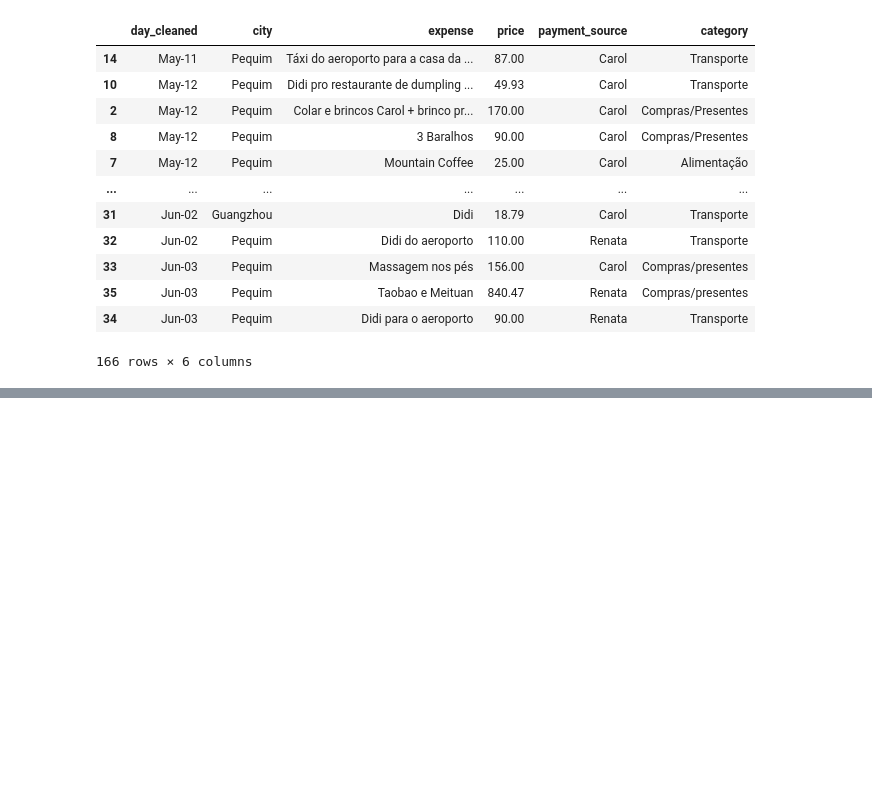
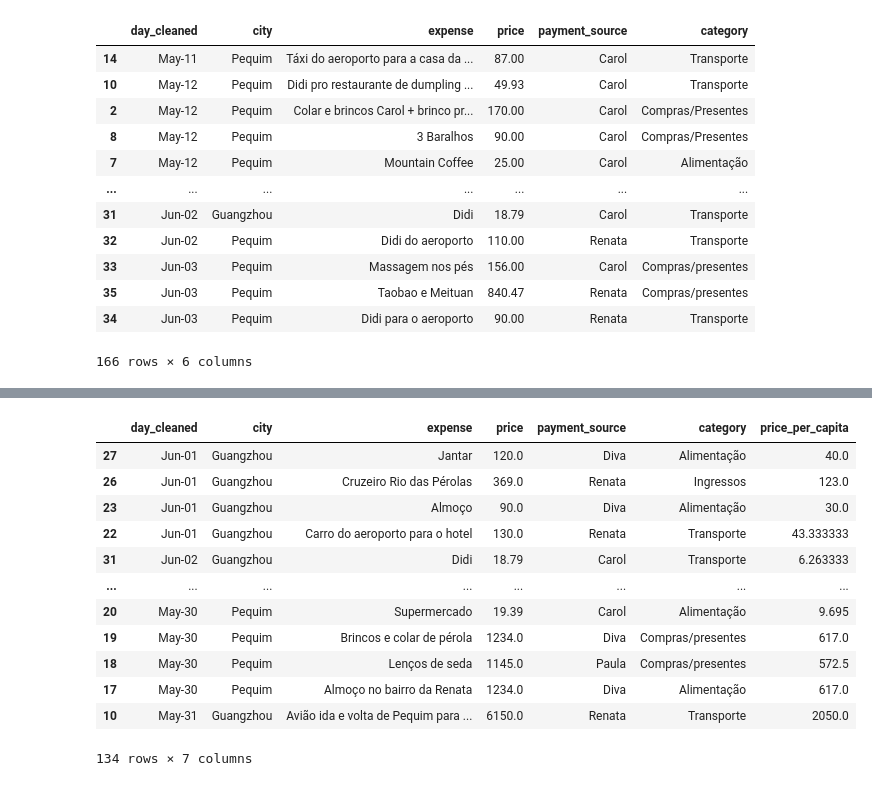
Before and after one commit to anacarolinamoreno/Lede_Project_01, a Jupyter notebook: 03_notebooks/01_data_cleaning.ipynb, the cells around one changed output, grey strips where cells are left out. Saved outputs shown, nothing was run; the diff lists cells and outputs as text; code cells hidden in the pictures; blank space fills up the shorter version.

```diff
--- a/03_notebooks/01_data_cleaning.ipynb
+++ b/03_notebooks/01_data_cleaning.ipynb
@@ -142,0 +230,18 @@ I want to see how much we've spent from each payment type, and the average spent
+# %%
+# Concatenate the rows from the two datasets
+df_concat2 = pd.concat([trip_for_two, trip_for_three]).sort_values("day_cleaned")
+df_concat2
+# %% [output]
+|  | day_cleaned | city | expense | price | payment_source | category | price_per_capita |
+| 27 | Jun-01 | Guangzhou | Jantar | 120.0 | Diva | Alimentação | 40.0 |
+| 26 | Jun-01 | Guangzhou | Cruzeiro Rio das Pérolas | 369.0 | Renata | Ingressos | 123.0 |
+| 23 | Jun-01 | Guangzhou | Almoço | 90.0 | Diva | Alimentação | 30.0 |
+| 22 | Jun-01 | Guangzhou | Carro do aeroporto para o hotel | 130.0 | Renata | Transporte | 43.333333 |
+| 31 | Jun-02 | Guangzhou | Didi | 18.79 | Carol | Transporte | 6.263333 |
+| ... | ... | ... | ... | ... | ... | ... | ... |
+| 20 | May-30 | Pequim | Supermercado | 19.39 | Carol | Alimentação | 9.695 |
+| 19 | May-30 | Pequim | Brincos e colar de pérola | 1234.0 | Diva | Compras/presentes | 617.0 |
+| 18 | May-30 | Pequim | Lenços de seda | 1145.0 | Paula | Compras/presentes | 572.5 |
+| 17 | May-30 | Pequim | Almoço no bairro da Renata | 1234.0 | Diva | Alimentação | 617.0 |
+| 10 | May-31 | Guangzhou | Avião ida e volta de Pequim para ... | 6150.0 | Renata | Transporte | 2050.0 |
+134 rows × 7 columns
```
Also changed, not shown: parts of 14 cells of this notebook, 3 other files.
